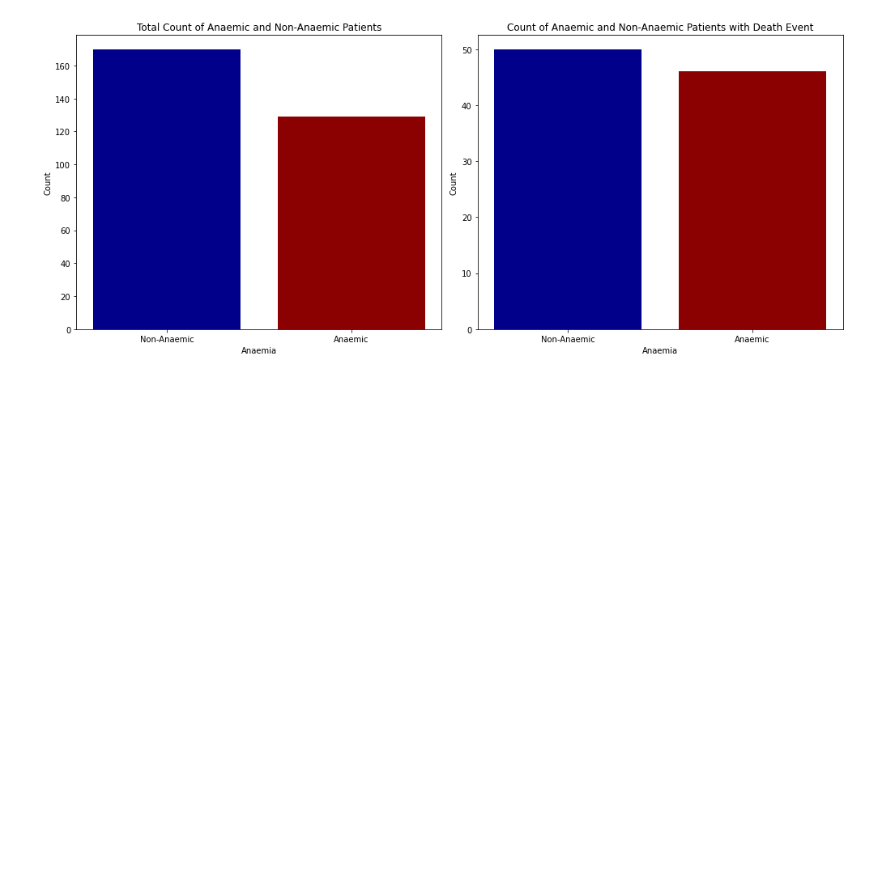
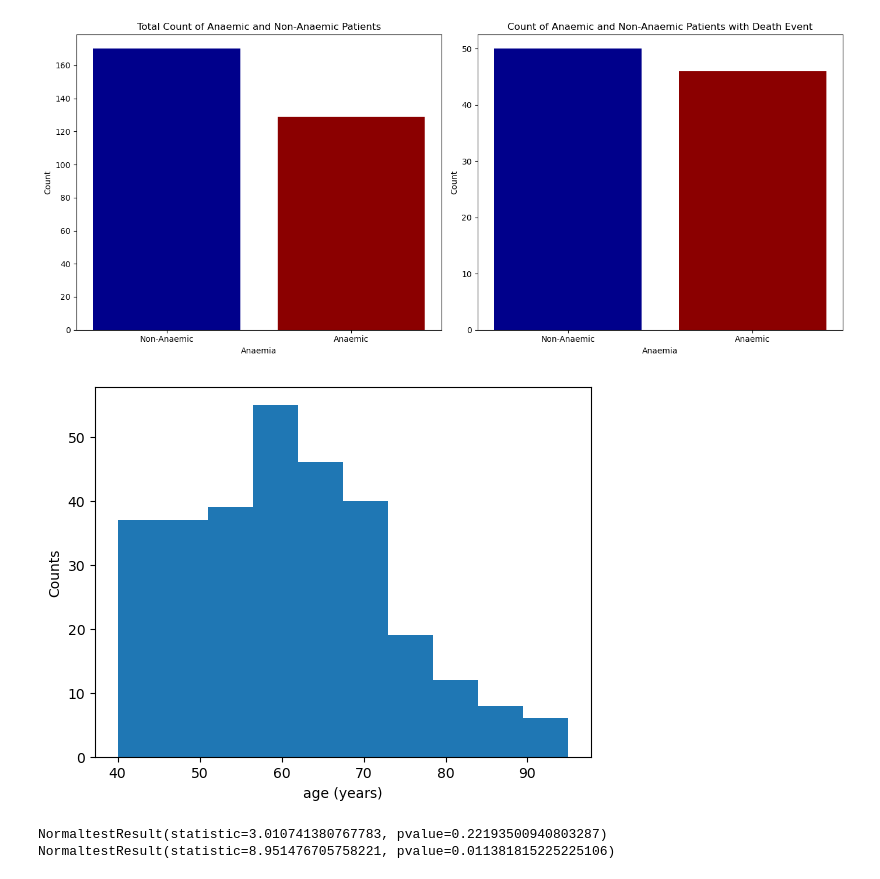
Before and after one commit to faiyted/Project-Cardiac-Disease, a Jupyter notebook: Group-Project.ipynb, the cells around one changed output. Drawn from its saved outputs; the diff is of its cells as text; code cells hidden in the pictures; blank space fills up the shorter version.

```diff
--- a/Group-Project.ipynb
+++ b/Group-Project.ipynb
@@ -341,3 +342,27 @@ plt.tight_layout()
 plt.show()
 # %% [output]
 [figure]
+# %%
+import scipy.stats as st
+import matplotlib.pyplot as plt
+
+plt.hist(heart_df['age'])
+plt.xlabel('age (years)')
+plt.ylabel('Counts')
+plt.show()
+
+
+# Determine the total number of rows in heart_df
+total_rows = len(heart_df)
+
+# Ensure sample sizes are within the range of the data size
+sample_size_1 = min(50, total_rows)
+sample_size_2 = min(300, total_rows)
+
+# Perform the normality test on samples of the 'age' column from heart_df
+print(st.normaltest(heart_df["age"].sample(sample_size_1)))
+print(st.normaltest(heart_df["age"].sample(sample_size_2)))
+# %% [output]
+[figure, added]
+NormaltestResult(statistic=3.010741380767783, pvalue=0.22193500940803287)
+NormaltestResult(statistic=8.951476705758221, pvalue=0.011381815225225106)
```
Also changed, not shown: parts of 20 cells of this notebook.
